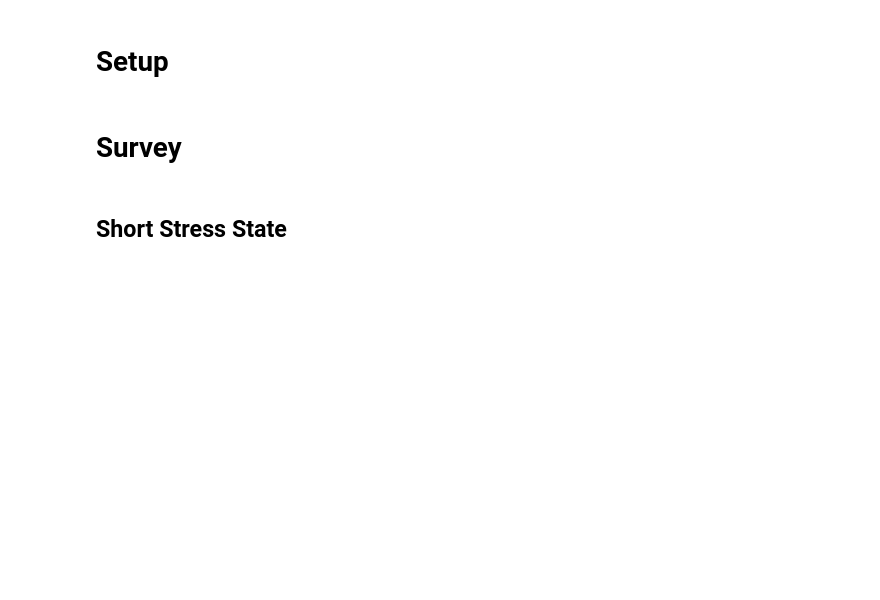
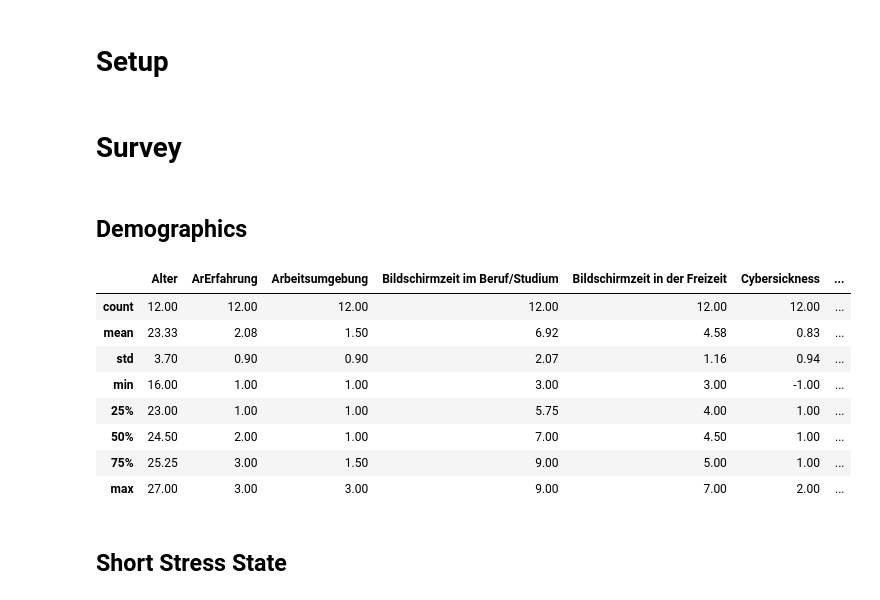
Before and after one commit to BrunoBerger/Zen-Office, a Jupyter notebook: Auswertung/plots.ipynb, the cells around one changed output. Saved outputs shown, nothing was run; the diff lists cells and outputs as text; code cells hidden in the pictures; blank space fills up the shorter version.

Commit message:
demogrphic table

```diff
--- a/Auswertung/plots.ipynb
+++ b/Auswertung/plots.ipynb
@@ -35,6 +35,33 @@ df = pd.read_csv(selectedFile,
 # print(df.describe())
 # %% [markdown]
 # Survey
+# %% [markdown]
+## Demographics
+# %%
+for k, n in zip(Demographic.Keys, Demographic.Names):
+    df[n] = df[k]
+
+df[[
+    "Alter",
+    "ArErfahrung",
+    "Arbeitsumgebung",
+    "Bildschirmzeit im Beruf/Studium",
+    "Bildschirmzeit in der Freizeit",
+    "Cybersickness",
+    "NaturZurEntspannung",
+    "NutzungRelaxApps",
+    "Geschlecht"
+]].describe().applymap('{:.2f}'.format)
+# %% [output]
+|  | Alter | ArErfahrung | Arbeitsumgebung | Bildschirmzeit im Beruf/Studium | Bildschirmzeit in der Freizeit | Cybersickness | ... |
+| count | 12.00 | 12.00 | 12.00 | 12.00 | 12.00 | 12.00 | ... |
+| mean | 23.33 | 2.08 | 1.50 | 6.92 | 4.58 | 0.83 | ... |
+| std | 3.70 | 0.90 | 0.90 | 2.07 | 1.16 | 0.94 | ... |
+| min | 16.00 | 1.00 | 1.00 | 3.00 | 3.00 | -1.00 | ... |
+| 25% | 23.00 | 1.00 | 1.00 | 5.75 | 4.00 | 1.00 | ... |
+| 50% | 24.50 | 2.00 | 1.00 | 7.00 | 4.50 | 1.00 | ... |
+| 75% | 25.25 | 3.00 | 1.50 | 9.00 | 5.00 | 1.00 | ... |
+| max | 27.00 | 3.00 | 3.00 | 9.00 | 7.00 | 2.00 | ... |
 # %% [markdown]
 ## Short Stress State
 # %%
```
Also changed, not shown: 1 other file.
